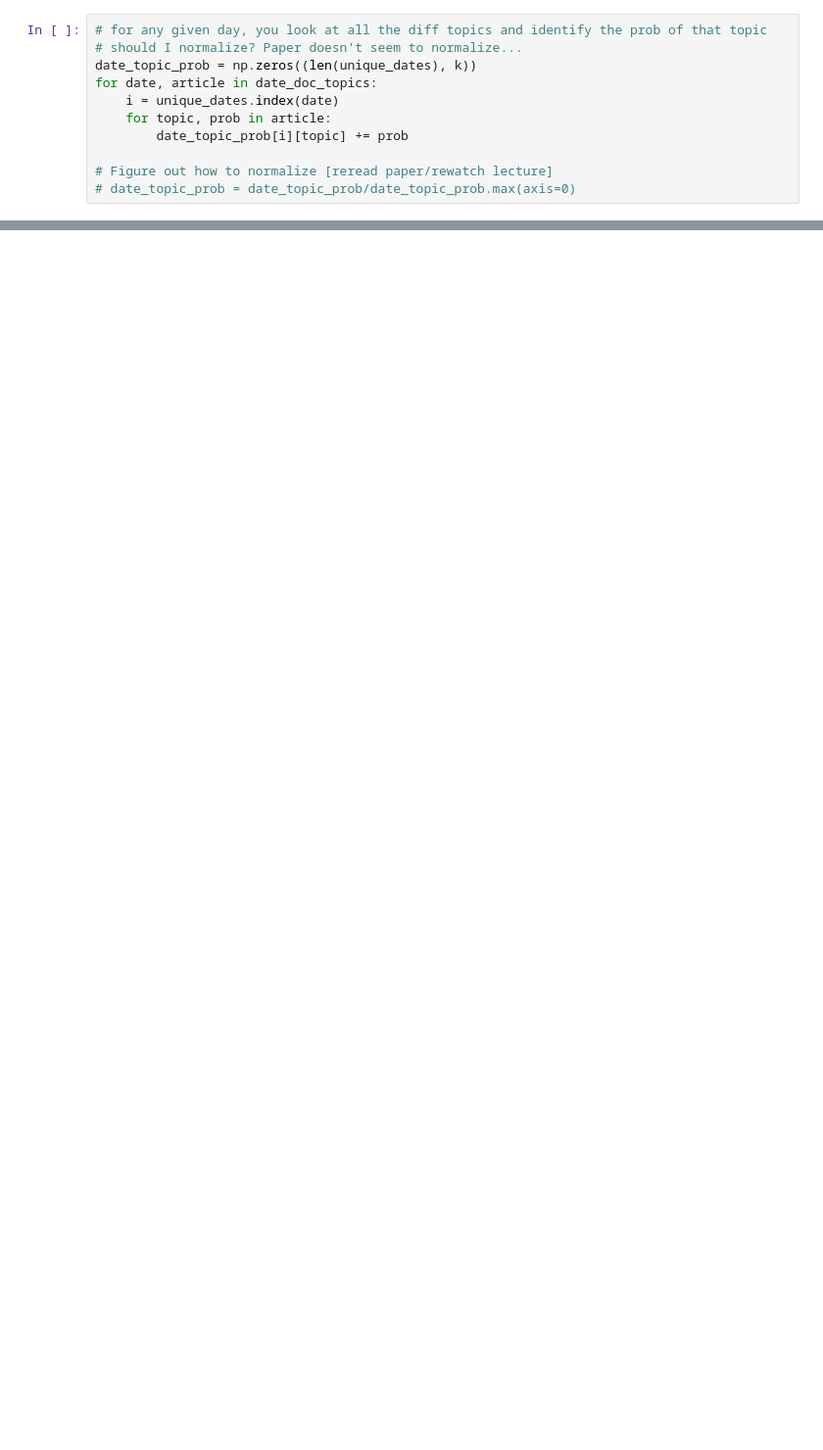
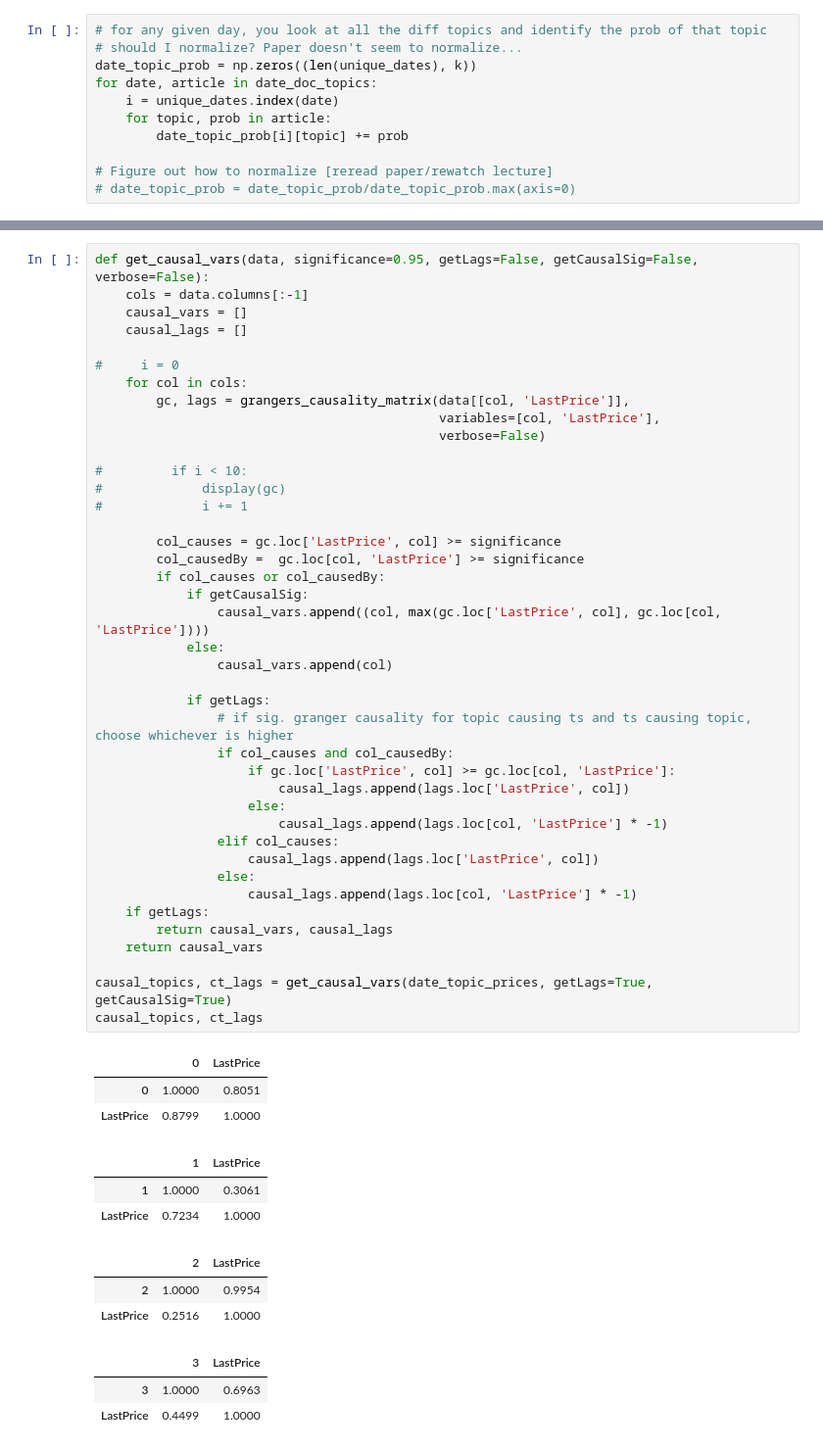
Before and after one commit to Jagaskak/CourseProject, a Jupyter notebook: Untitled.ipynb, the cells around one changed output, grey strips where cells are left out. Shown: that part at 98% size. Cells and saved outputs as stored; diff of their text form; blank space fills up the shorter version.

```diff
--- a/Untitled.ipynb
+++ b/Untitled.ipynb
@@ -391,0 +442,54 @@ display(lags)
+# %%
+def get_causal_vars(data, significance=0.95, getLags=False, getCausalSig=False, verbose=False):
+    cols = data.columns[:-1]
+    causal_vars = []
+    causal_lags = []
+
+#     i = 0
+    for col in cols:
+        gc, lags = grangers_causality_matrix(data[[col, 'LastPrice']],
+                                             variables=[col, 'LastPrice'],
+                                             verbose=False)
+
+#         if i < 10:
+#             display(gc)
+#             i += 1
+
+        col_causes = gc.loc['LastPrice', col] >= significance
+        col_causedBy =  gc.loc[col, 'LastPrice'] >= significance
+        if col_causes or col_causedBy:
+            if getCausalSig:
+                causal_vars.append((col, max(gc.loc['LastPrice', col], gc.loc[col, 'LastPrice'])))
+            else:
+                causal_vars.append(col)
+
+            if getLags:
+                # if sig. granger causality for topic causing ts and ts causing topic, choose whichever is higher
+                if col_causes and col_causedBy:
+                    if gc.loc['LastPrice', col] >= gc.loc[col, 'LastPrice']:
+                        causal_lags.append(lags.loc['LastPrice', col])
+                    else:
+                        causal_lags.append(lags.loc[col, 'LastPrice'] * -1)
+                elif col_causes:
+                    causal_lags.append(lags.loc['LastPrice', col])
+                else:
+                    causal_lags.append(lags.loc[col, 'LastPrice'] * -1)
+    if getLags:
+        return causal_vars, causal_lags
+    return causal_vars
+
+causal_topics, ct_lags = get_causal_vars(date_topic_prices, getLags=True, getCausalSig=True)
+causal_topics, ct_lags
+# %% [output]
+|  | 0 | LastPrice |
+| 0 | 1.0000 | 0.8051 |
+| LastPrice | 0.8799 | 1.0000 |
+|  | 1 | LastPrice |
+| 1 | 1.0000 | 0.3061 |
+| LastPrice | 0.7234 | 1.0000 |
+|  | 2 | LastPrice |
+| 2 | 1.0000 | 0.9954 |
+| LastPrice | 0.2516 | 1.0000 |
+|  | 3 | LastPrice |
+| 3 | 1.0000 | 0.6963 |
+| LastPrice | 0.4499 | 1.0000 |
```
Also changed, not shown: parts of 21 cells of this notebook.
